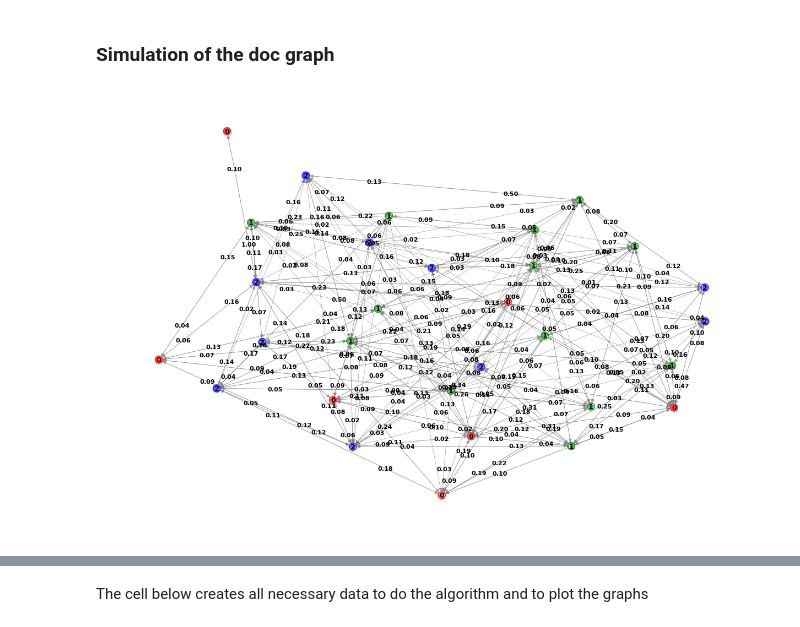
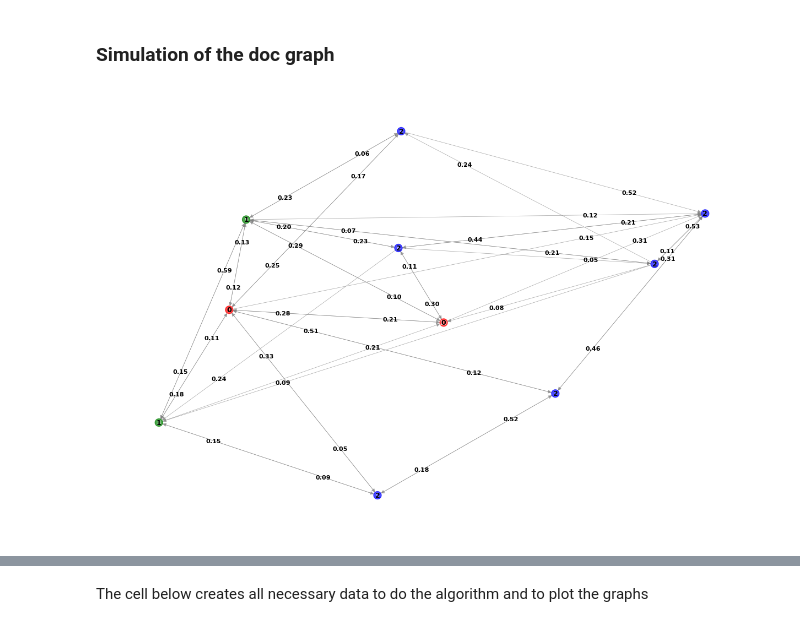
Before and after one commit to PMonot/ProjML4G, a Jupyter notebook: ProjML4G.ipynb, the cells around one changed output, grey strips where cells are left out. Drawn from its saved outputs; the diff is of its cells as text; code cells hidden in the pictures.

```diff
--- a/ProjML4G.ipynb
+++ b/ProjML4G.ipynb
@@ -22,7 +22,7 @@ from utils import Gamma, a, b, w, dw
 ### Simulation of the doc graph
 # %%
 # first with a graph of size 10
-Graph = creation_graph(30)
+Graph = creation_graph(10)
 show_graph(Graph)
 # %% [output]
-[figure, old version]
+[figure, new version]
```
Also changed, not shown: parts of 16 cells of this notebook, 1 other file.
